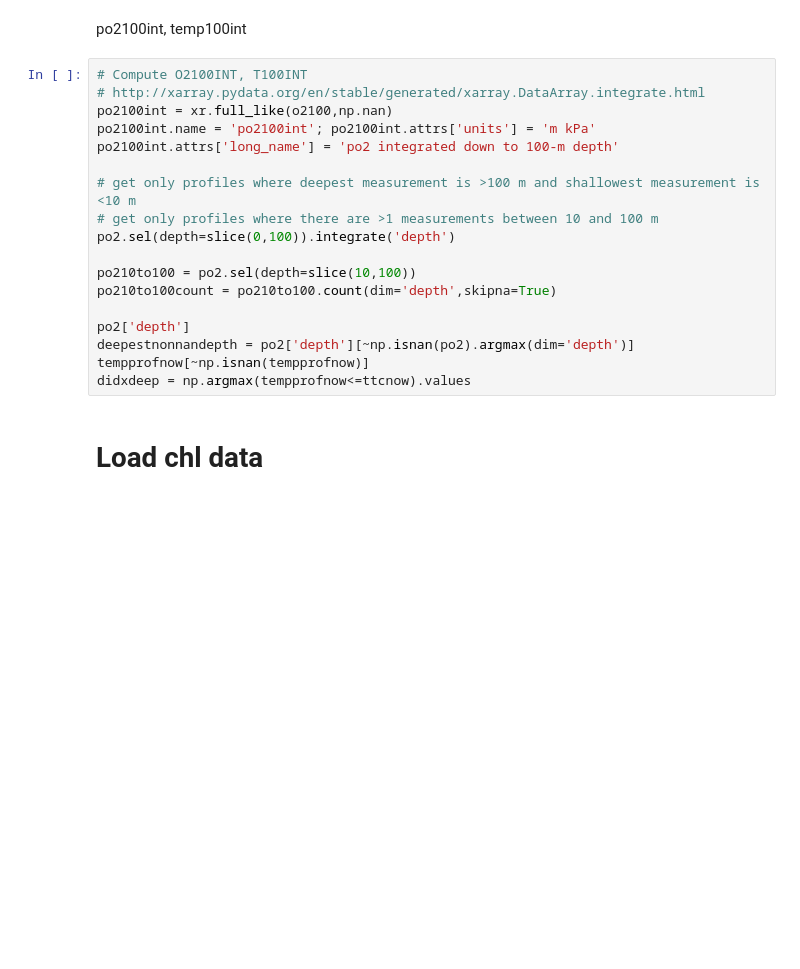
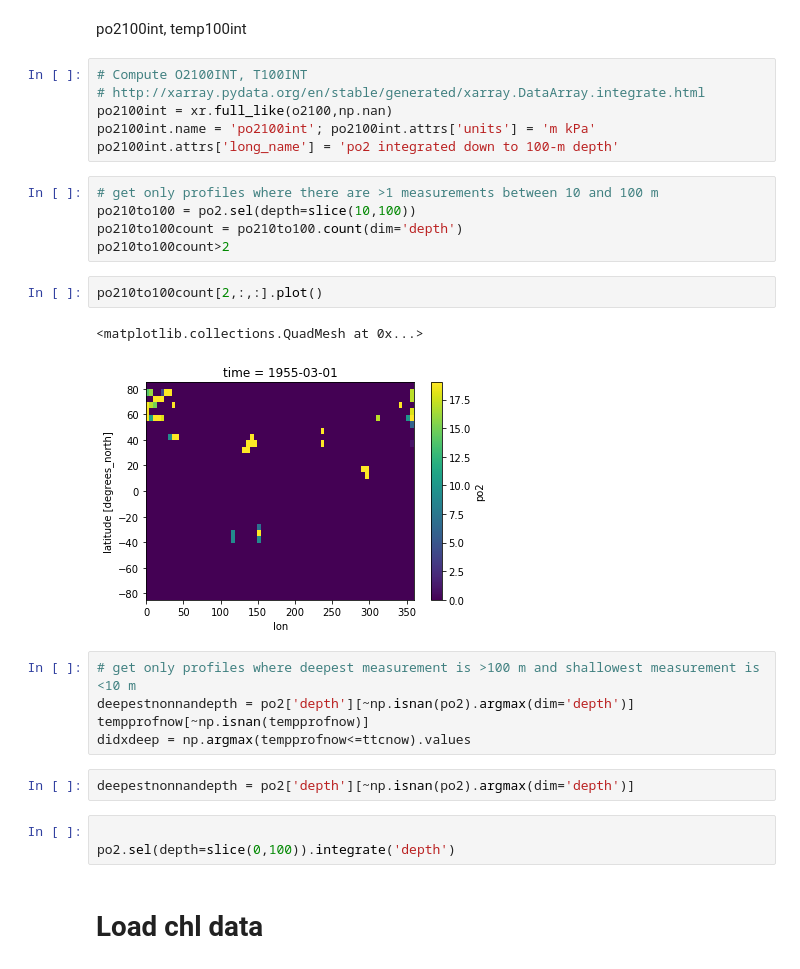
Before and after one commit to shirleyswirley/skipjack-bigeye-separation, a Jupyter notebook: python/wcpfc_question3_GAMs.ipynb, the cells around one changed output. Cells and saved outputs as stored; diff of their text form; blank space fills up the shorter version.

```diff
--- a/python/wcpfc_question3_GAMs.ipynb
+++ b/python/wcpfc_question3_GAMs.ipynb
@@ -246,18 +222,26 @@ po2100int, temp100int
 po2100int = xr.full_like(o2100,np.nan)
 po2100int.name = 'po2100int'; po2100int.attrs['units'] = 'm kPa'
 po2100int.attrs['long_name'] = 'po2 integrated down to 100-m depth'
-
-# get only profiles where deepest measurement is >100 m and shallowest measurement is <10 m
-# get only profiles where there are >1 measurements between 10 and 100 m
-po2.sel(depth=slice(0,100)).integrate('depth')
-
-po210to100 = po2.sel(depth=slice(10,100))
-po210to100count = po210to100.count(dim='depth',skipna=True)
-
-po2['depth']
-deepestnonnandepth = po2['depth'][~np.isnan(po2).argmax(dim='depth')]
-tempprofnow[~np.isnan(tempprofnow)]
-didxdeep = np.argmax(tempprofnow<=ttcnow).values
+# %%
+# get only profiles where there are >1 measurements between 10 and 100 m
+po210to100 = po2.sel(depth=slice(10,100))
+po210to100count = po210to100.count(dim='depth')
+po210to100count>2
+# %%
+po210to100count[2,:,:].plot()
+# %% [output]
+<matplotlib.collections.QuadMesh at 0x...>
+[figure, added]
+# %%
+# get only profiles where deepest measurement is >100 m and shallowest measurement is <10 m
+deepestnonnandepth = po2['depth'][~np.isnan(po2).argmax(dim='depth')]
+tempprofnow[~np.isnan(tempprofnow)]
+didxdeep = np.argmax(tempprofnow<=ttcnow).values
+# %%
+deepestnonnandepth = po2['depth'][~np.isnan(po2).argmax(dim='depth')]
+# %%
+
+po2.sel(depth=slice(0,100)).integrate('depth')
 # %% [markdown]
 # Load chl data
 # %%
```
Also changed, not shown: parts of 20 cells of this notebook.
